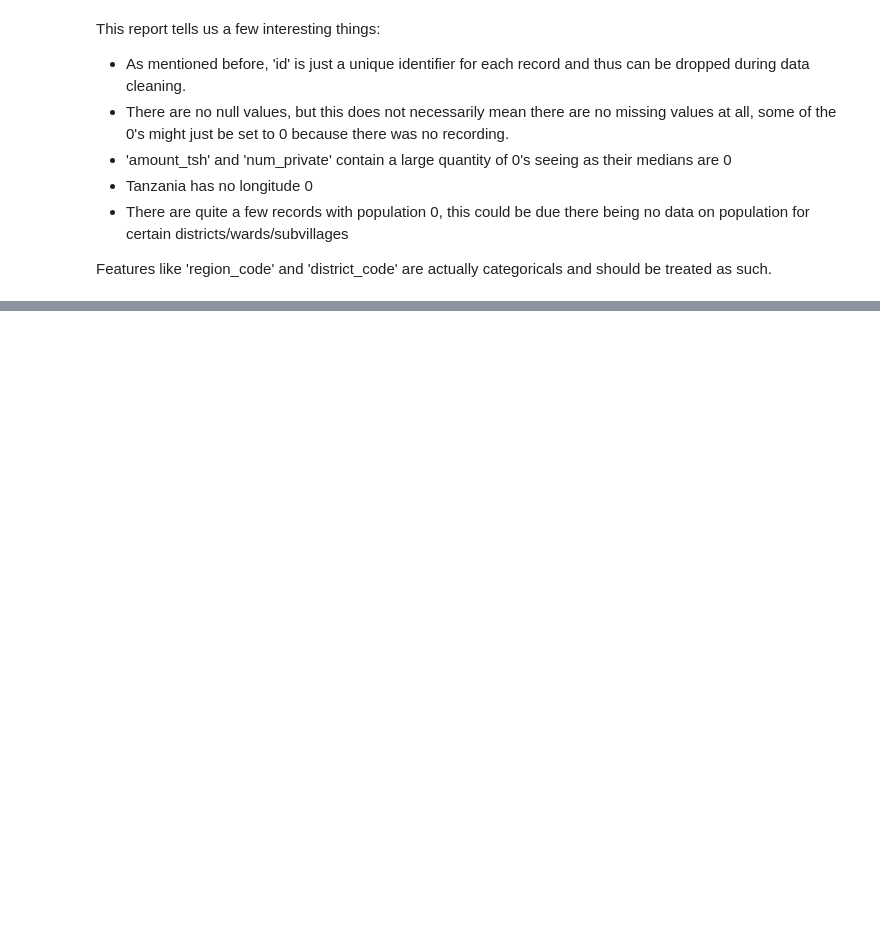
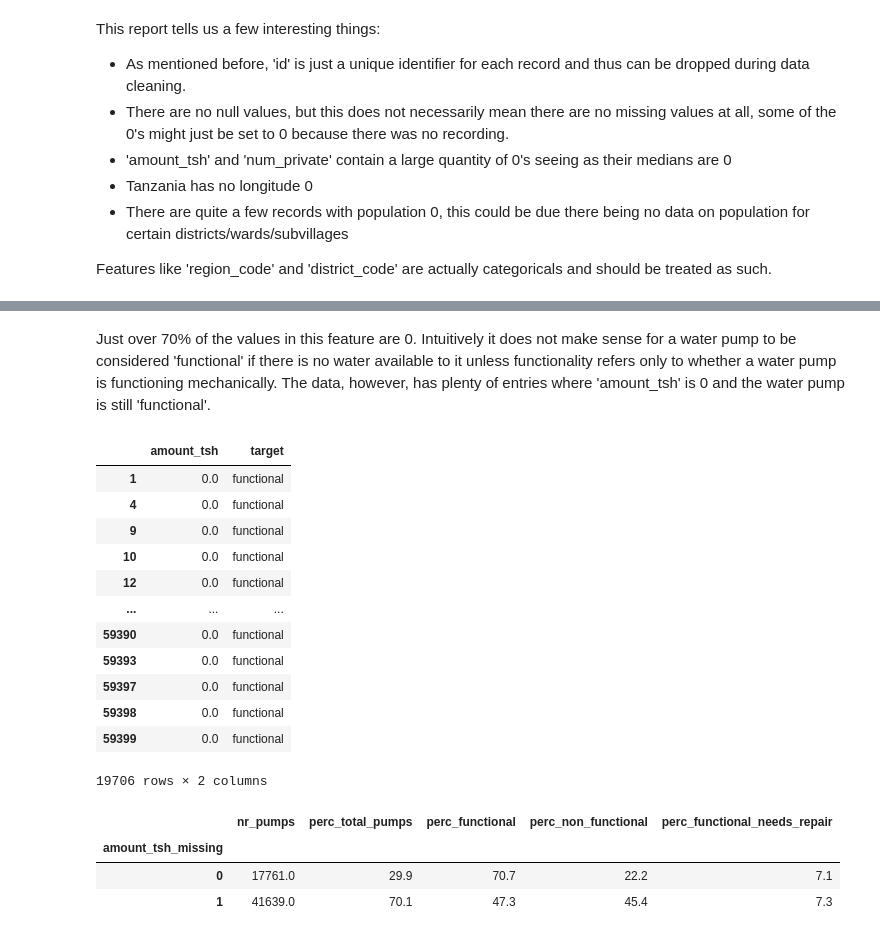
Before and after one commit to williambguo/water-pump-predictive-maintenance, a Jupyter notebook: notebooks/eda.ipynb, the cells around one changed output, grey strips where cells are left out. Saved outputs shown, nothing was run; the diff lists cells and outputs as text; code cells hidden in the pictures; blank space fills up the shorter version.

```diff
--- a/notebooks/dataset_eda.ipynb
+++ b/notebooks/eda.ipynb
@@ -309,0 +398,31 @@ categorical_dqr
+# %% [markdown]
+Just over 70% of the values in this feature are 0. Intuitively it does not make sense for a water pump to be considered 'functional' if there is no water available to it unless functionality refers only to whether a water pump is functioning mechanically. The data, however, has plenty of entries where 'amount_tsh' is 0 and the water pump is still 'functional'.
+# %%
+# Records where 'amount_tsh' = 0 and water pump is functional
+df[['amount_tsh', 'target']].loc[(df['amount_tsh'] == 0) & (df['target'] == 'functional')]
+# %% [output]
+|  | amount_tsh | target |
+| 1 | 0.0 | functional |
+| 4 | 0.0 | functional |
+| 9 | 0.0 | functional |
+| 10 | 0.0 | functional |
+| 12 | 0.0 | functional |
+| ... | ... | ... |
+| 59390 | 0.0 | functional |
+| 59393 | 0.0 | functional |
+| 59397 | 0.0 | functional |
+| 59398 | 0.0 | functional |
+| 59399 | 0.0 | functional |
+19706 rows × 2 columns
+# %%
+# perhaps there is value hidden in the 'missingness' of amount_tsh, let's check this.
+temp = df.copy()
+temp['amount_tsh_missing'] = np.where( temp['amount_tsh']==0.0, 1, 0) # if amount_tsh = 0, then 1, otherwise 0
+
+# visualize the distribution of the target variable 'status_group' among 'amount_tsh'
+distribution_checker(temp, 'amount_tsh_missing')
+# %% [output]
+|  | nr_pumps | perc_total_pumps | perc_functional | perc_non_functional | perc_functional_needs_repair |
+| amount_tsh_missing |  |  |  |  |  |
+| 0 | 17761.0 | 29.9 | 70.7 | 22.2 | 7.1 |
+| 1 | 41639.0 | 70.1 | 47.3 | 45.4 | 7.3 |
```
Also changed, not shown: parts of 20 cells of this notebook, 4 other files.
